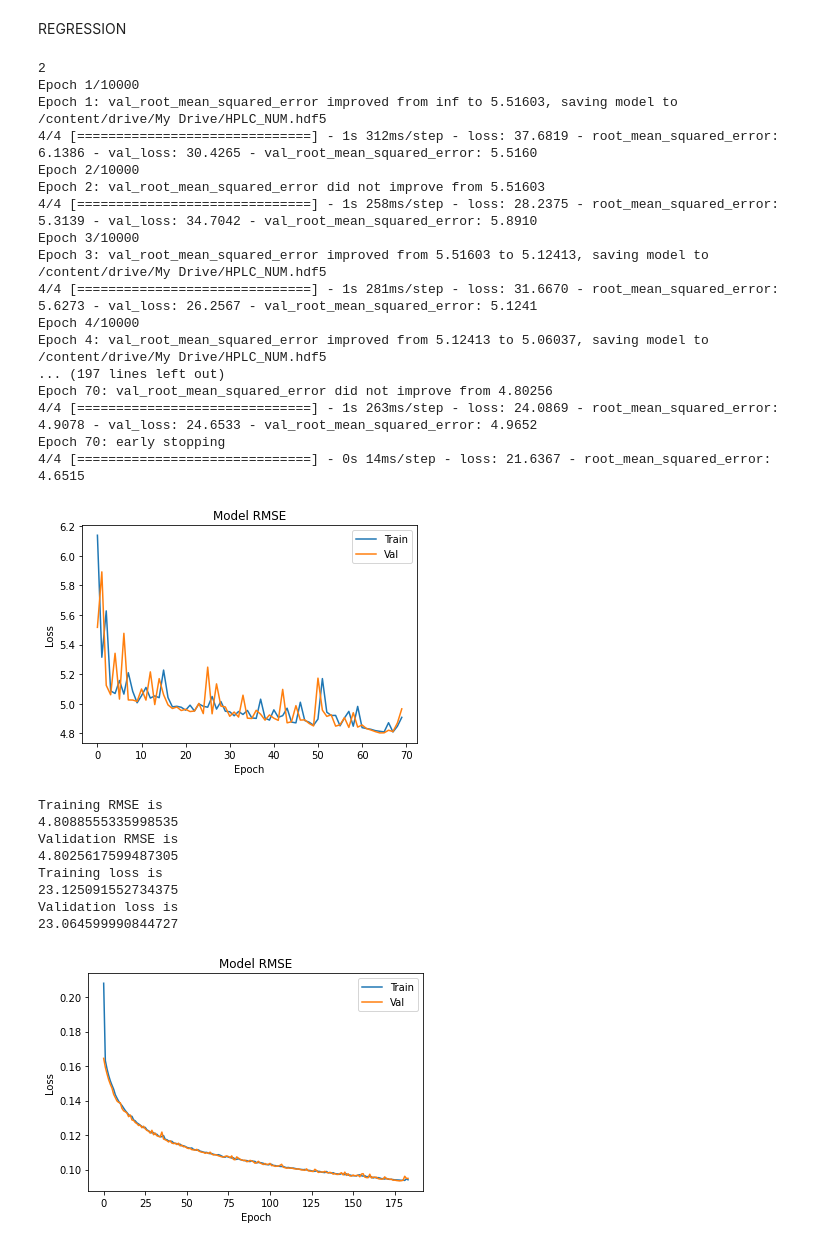
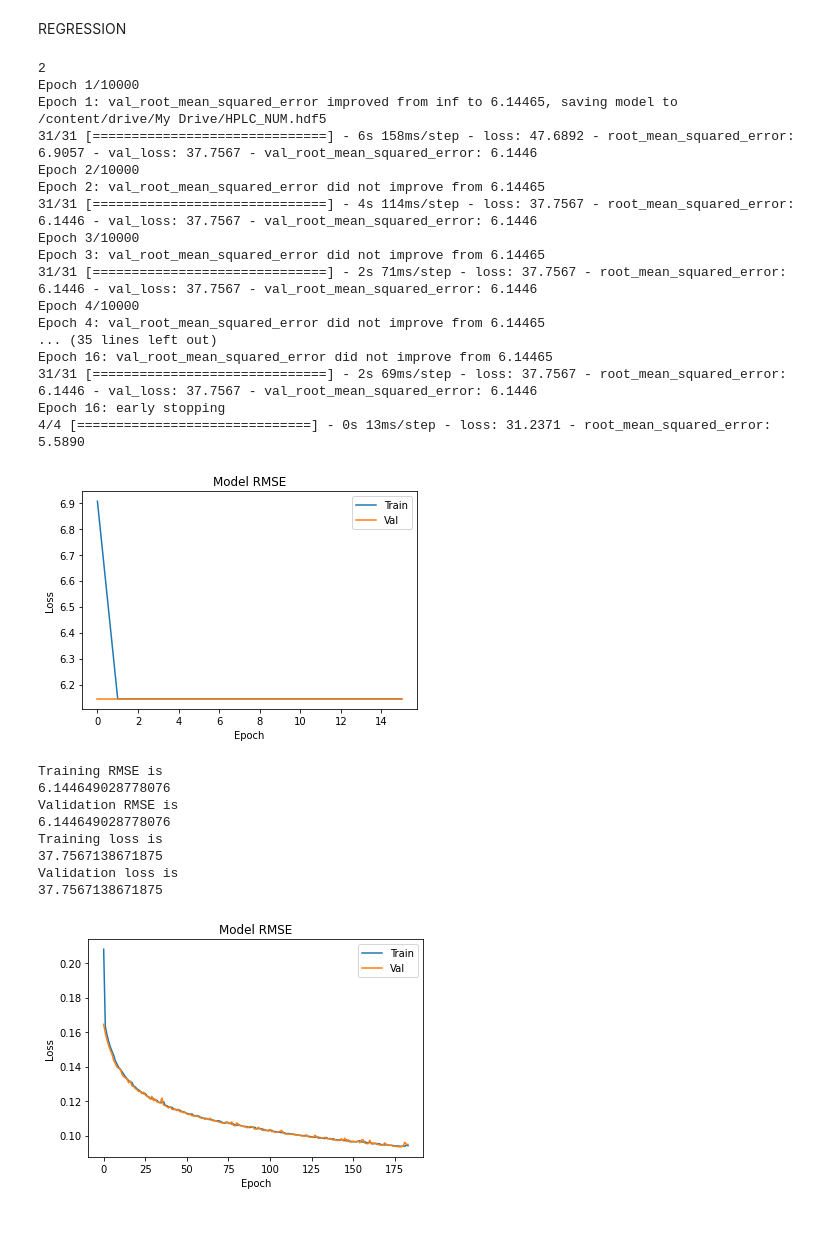
Before and after one commit to Swayamprakashpatel/HPLC, a Jupyter notebook: HPLC.ipynb, the cells around one changed output. Drawn from its saved outputs; the diff is of its cells as text; code cells hidden in the pictures.

```diff
--- a/HPLC.ipynb
+++ b/HPLC.ipynb
@@ -78,7 +163,7 @@ Y_test = np.asarray(Y_test).astype(np.int64)
 filepath = '/content/drive/My Drive/HPLC_NUM.hdf5'
 
 checkpoint = [tf.keras.callbacks.ModelCheckpoint(filepath, monitor='val_root_mean_squared_error', mode='min', save_best_only=True, Save_weights_only = False, verbose = 2),
-              tf.keras.callbacks.EarlyStopping(monitor='val_root_mean_squared_error', patience=5, verbose =2)]
+              tf.keras.callbacks.EarlyStopping(monitor='val_root_mean_squared_error', patience=15, verbose =2)]
 output_nodes = Y.shape[1]
 print(output_nodes)
 
@@ -89,60 +174,60 @@ model = tf.keras.Sequential([
                              tf.keras.layers.Dense(1512, activation='relu'),
                              tf.keras.layers.Dense(output_nodes, activation ='relu')])
 
-model.compile(optimizer=tf.keras.optimizers.SGD(learning_rate = 0.02), loss=tf.keras.losses.MeanSquaredError(), metrics=[tf.keras.metrics.RootMeanSquaredError()])
-hist = model.fit(X, Y, epochs= 10000, callbacks=[checkpoint],validation_data=(X, Y), batch_size= 300)
+model.compile(optimizer=tf.keras.optimizers.RMSprop(learning_rate = 0.2), loss=tf.keras.losses.MeanSquaredError(), metrics=[tf.keras.metrics.RootMeanSquaredError()])
+hist = model.fit(X, Y, epochs= 10000, callbacks=[checkpoint],validation_data=(X, Y), batch_size= None)
 model.evaluate(X_test, Y_test)
 
 # Error Graph
 from matplotlib import pyplot as plt
 plt.plot(hist.history['root_mean_squared_error'])
 plt.plot(hist.history['val_root_mean_squared_error'])
 plt.title('Model RMSE')
 plt.ylabel('Loss')
 plt.xlabel('Epoch')
 plt.legend(['Train', 'Val'], loc='upper right')
 plt.show()
 
 
 train_acc = min(hist.history['root_mean_squared_error'])
 val_acc = min(hist.history['val_root_mean_squared_error'])
 train_loss = min(hist.history['loss'])
 val_loss = min(hist.history['val_loss'])
 print('Training RMSE is')
 print(train_acc)
 print('Validation RMSE is')
 print(val_acc)
 print('Training loss is')
 print(train_loss)
 print('Validation loss is')
 print(val_loss)
 # %% [output]
 2
 Epoch 1/10000
-Epoch 1: val_root_mean_squared_error improved from inf to 5.51603, saving model to /content/drive/My Drive/HPLC_NUM.hdf5
-4/4 [==============================] - 1s 312ms/step - loss: 37.6819 - root_mean_squared_error: 6.1386 - val_loss: 30.4265 - val_root_mean_squared_error: 5.5160
+Epoch 1: val_root_mean_squared_error improved from inf to 6.14465, saving model to /content/drive/My Drive/HPLC_NUM.hdf5
+31/31 [==============================] - 6s 158ms/step - loss: 47.6892 - root_mean_squared_error: 6.9057 - val_loss: 37.7567 - val_root_mean_squared_error: 6.1446
 Epoch 2/10000
-Epoch 2: val_root_mean_squared_error did not improve from 5.51603
-4/4 [==============================] - 1s 258ms/step - loss: 28.2375 - root_mean_squared_error: 5.3139 - val_loss: 34.7042 - val_root_mean_squared_error: 5.8910
+Epoch 2: val_root_mean_squared_error did not improve from 6.14465
+31/31 [==============================] - 4s 114ms/step - loss: 37.7567 - root_mean_squared_error: 6.1446 - val_loss: 37.7567 - val_root_mean_squared_error: 6.1446
 Epoch 3/10000
-Epoch 3: val_root_mean_squared_error improved from 5.51603 to 5.12413, saving model to /content/drive/My Drive/HPLC_NUM.hdf5
-4/4 [==============================] - 1s 281ms/step - loss: 31.6670 - root_mean_squared_error: 5.6273 - val_loss: 26.2567 - val_root_mean_squared_error: 5.1241
+Epoch 3: val_root_mean_squared_error did not improve from 6.14465
+31/31 [==============================] - 2s 71ms/step - loss: 37.7567 - root_mean_squared_error: 6.1446 - val_loss: 37.7567 - val_root_mean_squared_error: 6.1446
 Epoch 4/10000
-Epoch 4: val_root_mean_squared_error improved from 5.12413 to 5.06037, saving model to /content/drive/My Drive/HPLC_NUM.hdf5
-... (197 lines left out)
-Epoch 70: val_root_mean_squared_error did not improve from 4.80256
-4/4 [==============================] - 1s 263ms/step - loss: 24.0869 - root_mean_squared_error: 4.9078 - val_loss: 24.6533 - val_root_mean_squared_error: 4.9652
-Epoch 70: early stopping
-4/4 [==============================] - 0s 14ms/step - loss: 21.6367 - root_mean_squared_error: 4.6515
+Epoch 4: val_root_mean_squared_error did not improve from 6.14465
+... (35 lines left out)
+Epoch 16: val_root_mean_squared_error did not improve from 6.14465
+31/31 [==============================] - 2s 69ms/step - loss: 37.7567 - root_mean_squared_error: 6.1446 - val_loss: 37.7567 - val_root_mean_squared_error: 6.1446
+Epoch 16: early stopping
+4/4 [==============================] - 0s 13ms/step - loss: 31.2371 - root_mean_squared_error: 5.5890
-[figure, old version]
+[figure, new version]
 Training RMSE is
-4.8088555335998535
+6.144649028778076
 Validation RMSE is
-4.8025617599487305
+6.144649028778076
 Training loss is
-23.125091552734375
+37.7567138671875
 Validation loss is
-23.064599990844727
+37.7567138671875
 # %%
 # Error Graph
 from matplotlib import pyplot as plt
```
Also changed, not shown: parts of 4 cells of this notebook.
